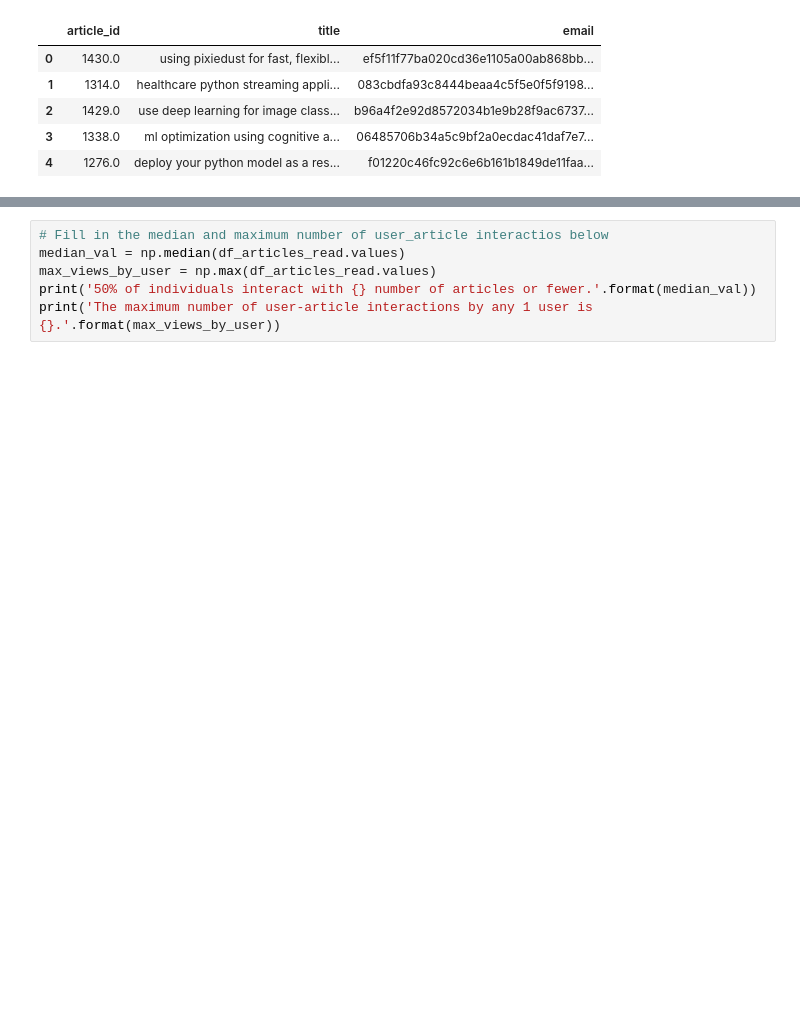
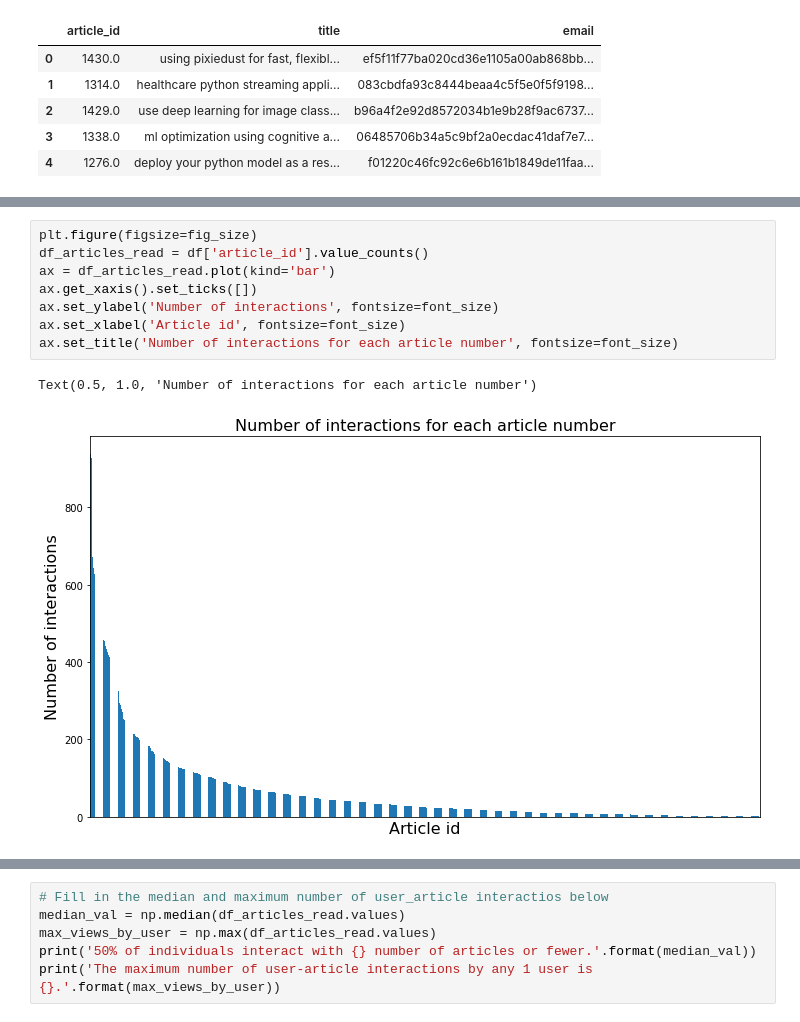
Before and after one commit to fertrevino/IBM_recommendation_engine, a Jupyter notebook: Recommendations_with_IBM.ipynb, the cells around one changed output, grey strips where cells are left out. Saved outputs shown, nothing was run; the diff lists cells and outputs as text; blank space fills up the shorter version.

```diff
--- a/Recommendations_with_IBM.ipynb
+++ b/Recommendations_with_IBM.ipynb
@@ -73,0 +81,11 @@ Text(0.5, 0, 'Individual users bins')
+# %%
+plt.figure(figsize=fig_size)
+df_articles_read = df['article_id'].value_counts()
+ax = df_articles_read.plot(kind='bar')
+ax.get_xaxis().set_ticks([])
+ax.set_ylabel('Number of interactions', fontsize=font_size)
+ax.set_xlabel('Article id', fontsize=font_size)
+ax.set_title('Number of interactions for each article number', fontsize=font_size)
+# %% [output]
+Text(0.5, 1.0, 'Number of interactions for each article number')
+[figure, added]
```
Also changed, not shown: parts of 4 cells of this notebook, 1 other file.
